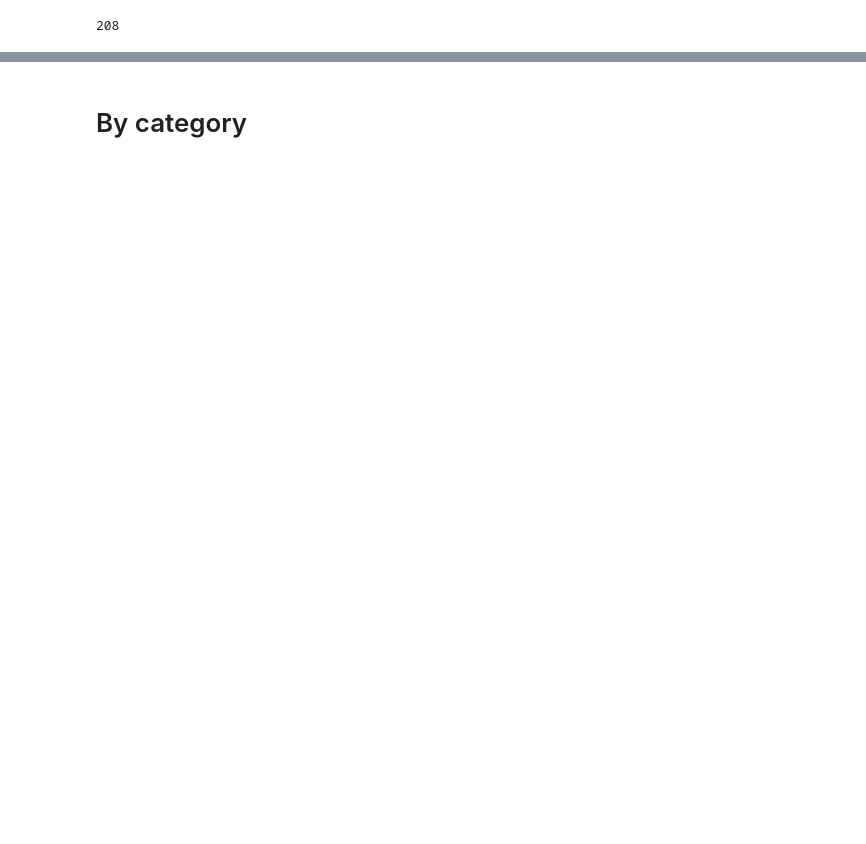
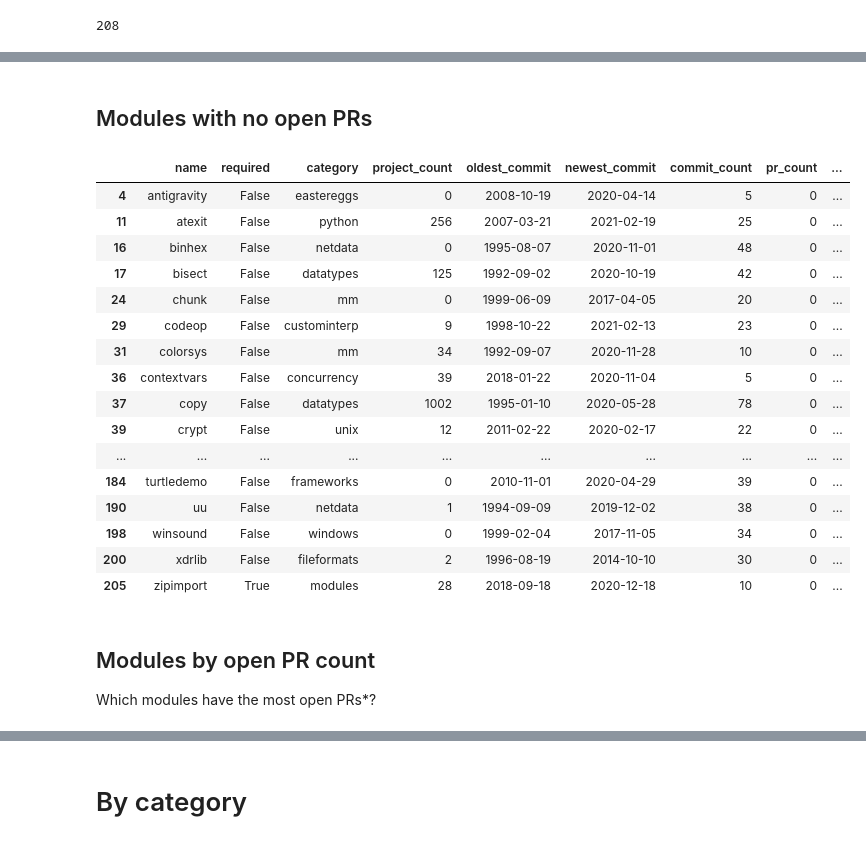
Before and after one commit to brettcannon/stdlib-stats, a Jupyter notebook: stats.ipynb, the cells around one changed output, grey strips where cells are left out. Cells and saved outputs as stored; diff of their text form; code cells hidden in the pictures; blank space fills up the shorter version.

```diff
--- a/stats.ipynb
+++ b/stats.ipynb
@@ -118,3 +142,28 @@ alt.Chart(df).mark_bar().encode(
 )
 # %% [output]
 [interactive output not drawn]
+# %% [markdown]
+## Modules with no open PRs
+# %%
+df[df["pr_count"] == 0]
+# %% [output]
+|  | name | required | category | project_count | oldest_commit | newest_commit | commit_count | pr_count | ... |
+| 4 | antigravity | False | eastereggs | 0 | 2008-10-19 | 2020-04-14 | 5 | 0 | ... |
+| 11 | atexit | False | python | 256 | 2007-03-21 | 2021-02-19 | 25 | 0 | ... |
+| 16 | binhex | False | netdata | 0 | 1995-08-07 | 2020-11-01 | 48 | 0 | ... |
+| 17 | bisect | False | datatypes | 125 | 1992-09-02 | 2020-10-19 | 42 | 0 | ... |
+| 24 | chunk | False | mm | 0 | 1999-06-09 | 2017-04-05 | 20 | 0 | ... |
+| 29 | codeop | False | custominterp | 9 | 1998-10-22 | 2021-02-13 | 23 | 0 | ... |
+| 31 | colorsys | False | mm | 34 | 1992-09-07 | 2020-11-28 | 10 | 0 | ... |
+| 36 | contextvars | False | concurrency | 39 | 2018-01-22 | 2020-11-04 | 5 | 0 | ... |
+| 37 | copy | False | datatypes | 1002 | 1995-01-10 | 2020-05-28 | 78 | 0 | ... |
+| 39 | crypt | False | unix | 12 | 2011-02-22 | 2020-02-17 | 22 | 0 | ... |
+| ... | ... | ... | ... | ... | ... | ... | ... | ... | ... |
+| 184 | turtledemo | False | frameworks | 0 | 2010-11-01 | 2020-04-29 | 39 | 0 | ... |
+| 190 | uu | False | netdata | 1 | 1994-09-09 | 2019-12-02 | 38 | 0 | ... |
+| 198 | winsound | False | windows | 0 | 1999-02-04 | 2017-11-05 | 34 | 0 | ... |
+| 200 | xdrlib | False | fileformats | 2 | 1996-08-19 | 2014-10-10 | 30 | 0 | ... |
+| 205 | zipimport | True | modules | 28 | 2018-09-18 | 2020-12-18 | 10 | 0 | ... |
+# %% [markdown]
+## Modules by open PR count
+Which modules have the most open PRs*?
```
Also changed, not shown: parts of 27 cells of this notebook, 3 other files.
